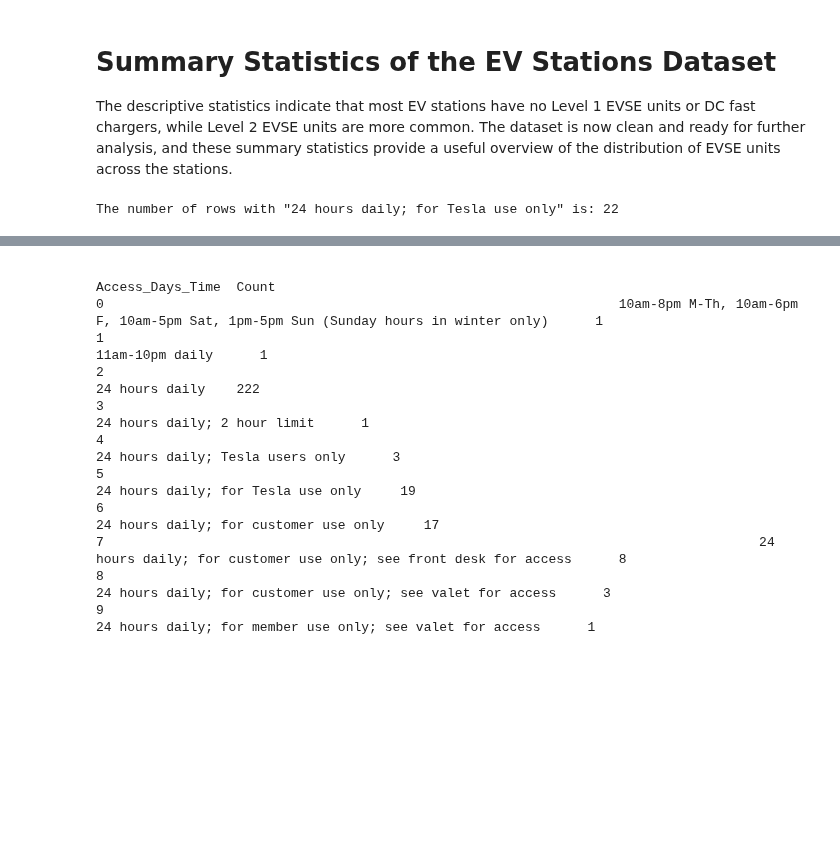
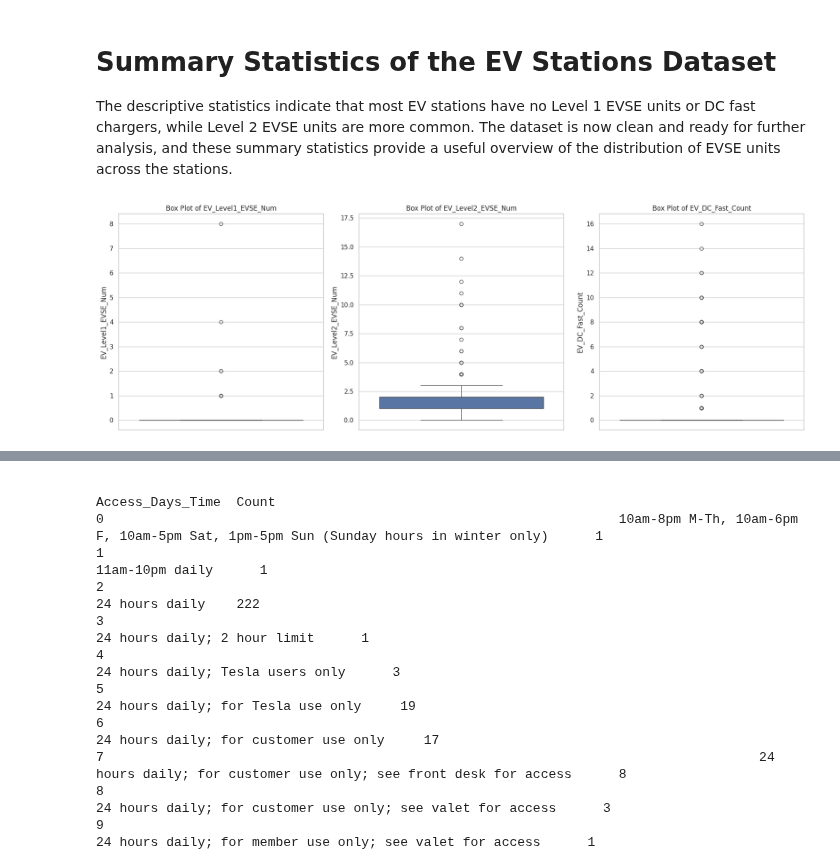
Before and after one commit to Hillal-cell/EV_Station, a Jupyter notebook: final_project.ipynb, the cells around one changed output, grey strips where cells are left out. Drawn from its saved outputs; the diff is of its cells as text; code cells hidden in the pictures; blank space fills up the shorter version.

```diff
--- a/final_project.ipynb
+++ b/final_project.ipynb
@@ -149,15 +147,28 @@ max              8.000000           17.000000         16.000000
 # Summary Statistics of the EV Stations Dataset
 The descriptive statistics indicate that most EV stations have no Level 1 EVSE units or DC fast chargers, while Level 2 EVSE units are more common.
 The dataset is now clean and ready for further analysis, and these summary statistics provide a useful overview of the distribution of EVSE units across the stations.
-# %%
-# Filter the rows that contain the substring 'Tesla'
-filtered_df = df[df['Access_Days_Time'].str.contains('Tesla', case=False, na=False)]
-
-# Display the filtered DataFrame
-filtered_df.head(100)
-
-count = len(filtered_df)
-# Display the count
-print(f'The number of rows with "24 hours daily; for Tesla use only" is: {count}')
-# %% [output]
-The number of rows with "24 hours daily; for Tesla use only" is: 22
+# %%
+#Box Plots: Unveil statistical summaries such as median, quartiles, and outliers, aiding in data distribution analysis.
+import matplotlib.pyplot as plt
+import seaborn as sns
+
+# Set the style of the visualization
+sns.set(style="whitegrid")
+
+# Create a figure and a set of subplots
+fig, axs = plt.subplots(1, 3, figsize=(18, 6))
+
+# List of columns to create box plots for
+columns = ['EV_Level1_EVSE_Num', 'EV_Level2_EVSE_Num', 'EV_DC_Fast_Count']
+
+# Iterate over the columns and create a box plot for each
+for i, col in enumerate(columns):
+    sns.boxplot(y=df[col], ax= axs[i])
+    axs[i].set_title(f'Box Plot of {col}')
+    axs[i].set_ylabel(col)
+
+# Display the plots
+plt.tight_layout()
+plt.show()
+# %% [output]
+[figure, added]
```
Also changed, not shown: parts of 14 cells of this notebook.
